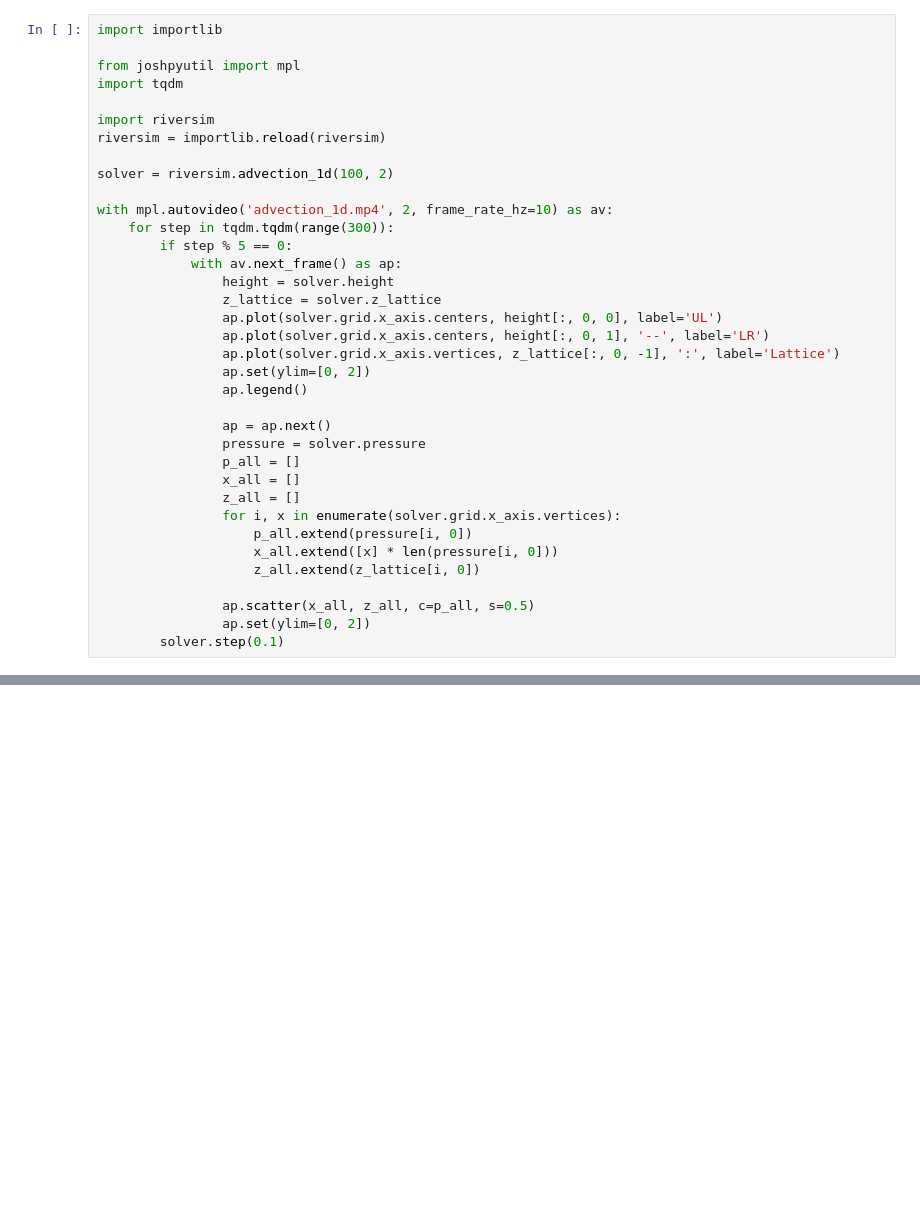
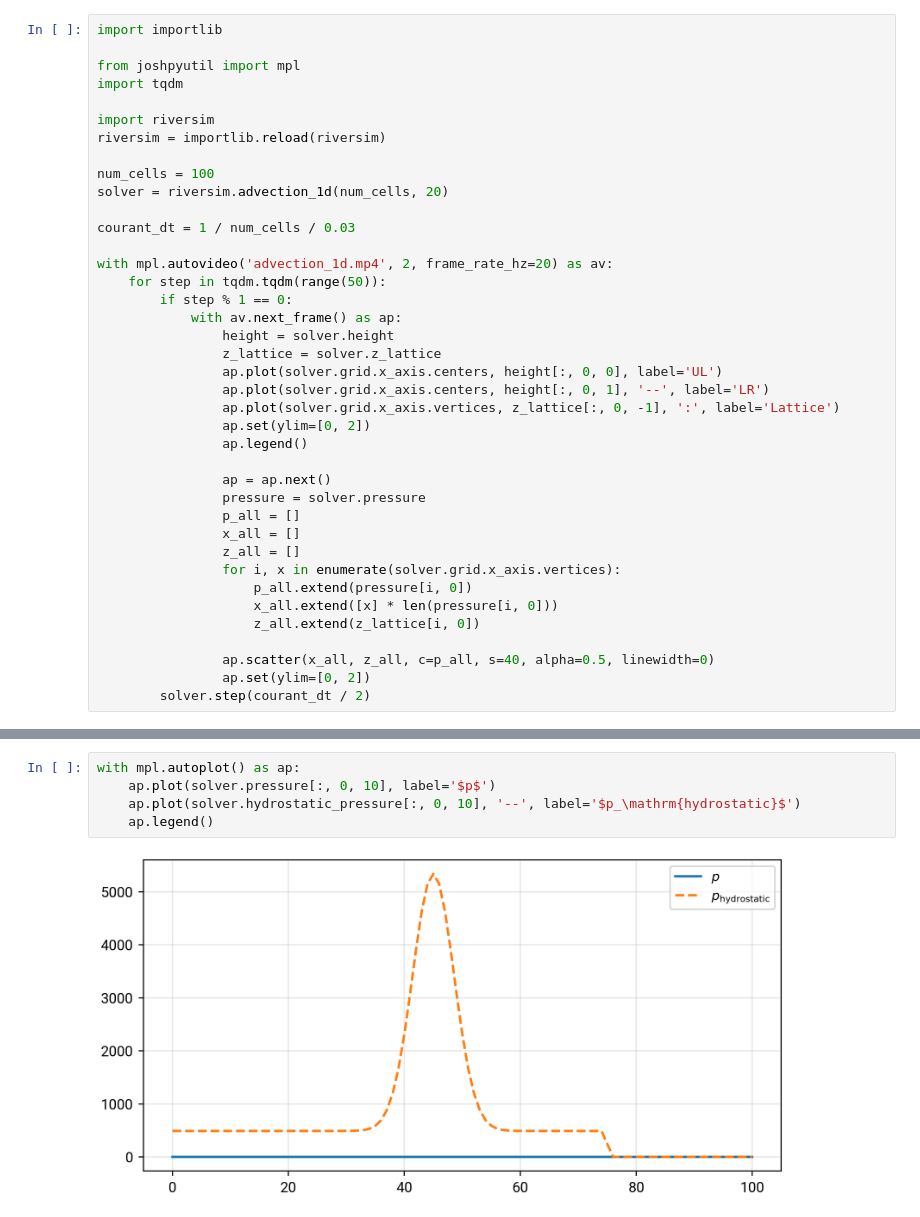
Before and after one commit to joshburkart/tsunami, a Jupyter notebook: riversim.ipynb, the cells around one changed output, grey strips where cells are left out. Cells and saved outputs as stored; diff of their text form; blank space fills up the shorter version.

```diff
--- a/riversim.ipynb
+++ b/riversim.ipynb
@@ -27,11 +28,14 @@ import tqdm
 import riversim
 riversim = importlib.reload(riversim)
 
-solver = riversim.advection_1d(100, 2)
+num_cells = 100
+solver = riversim.advection_1d(num_cells, 20)
 
-with mpl.autovideo('advection_1d.mp4', 2, frame_rate_hz=10) as av:
-    for step in tqdm.tqdm(range(300)):
-        if step % 5 == 0:
+courant_dt = 1 / num_cells / 0.03
+
+with mpl.autovideo('advection_1d.mp4', 2, frame_rate_hz=20) as av:
+    for step in tqdm.tqdm(range(50)):
+        if step % 1 == 0:
             with av.next_frame() as ap:
                 height = solver.height
                 z_lattice = solver.z_lattice
@@ -51,7 +55,7 @@ with mpl.autovideo('advection_1d.mp4', 2, frame_rate_hz=10) as av:
                     x_all.extend([x] * len(pressure[i, 0]))
                     z_all.extend(z_lattice[i, 0])
 
-                ap.scatter(x_all, z_all, c=p_all, s=0.5)
+                ap.scatter(x_all, z_all, c=p_all, s=40, alpha=0.5, linewidth=0)
                 ap.set(ylim=[0, 2])
-        solver.step(0.1)
+        solver.step(courant_dt / 2)
 # %% [output]
@@ -58,0 +83,7 @@ with mpl.autovideo('advection_1d.mp4', 2, frame_rate_hz=10) as av:
+# %%
+with mpl.autoplot() as ap:
+    ap.plot(solver.pressure[:, 0, 10], label='$p$')
+    ap.plot(solver.hydrostatic_pressure[:, 0, 10], '--', label='$p_\mathrm{hydrostatic}$')
+    ap.legend()
+# %% [output]
+[figure, added]
```
Also changed, not shown: parts of 3 cells of this notebook, 3 other files.
